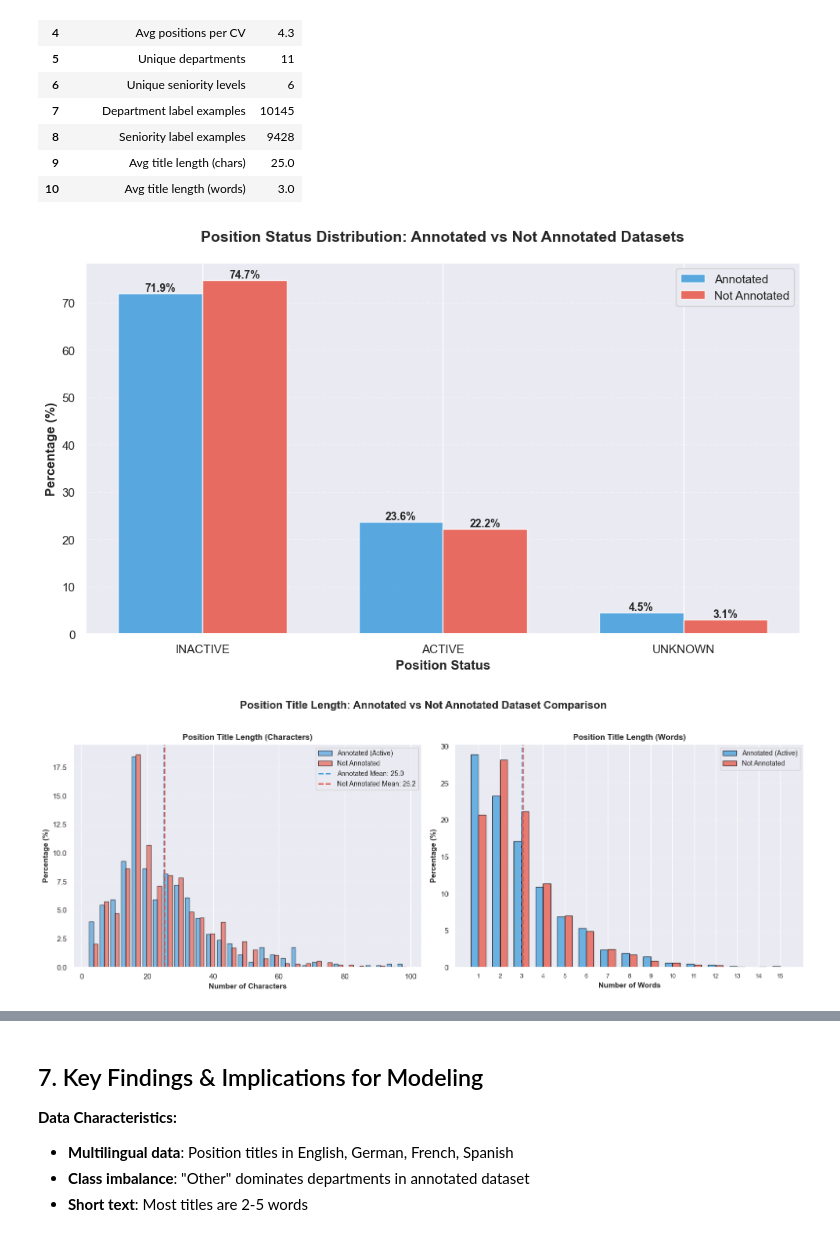
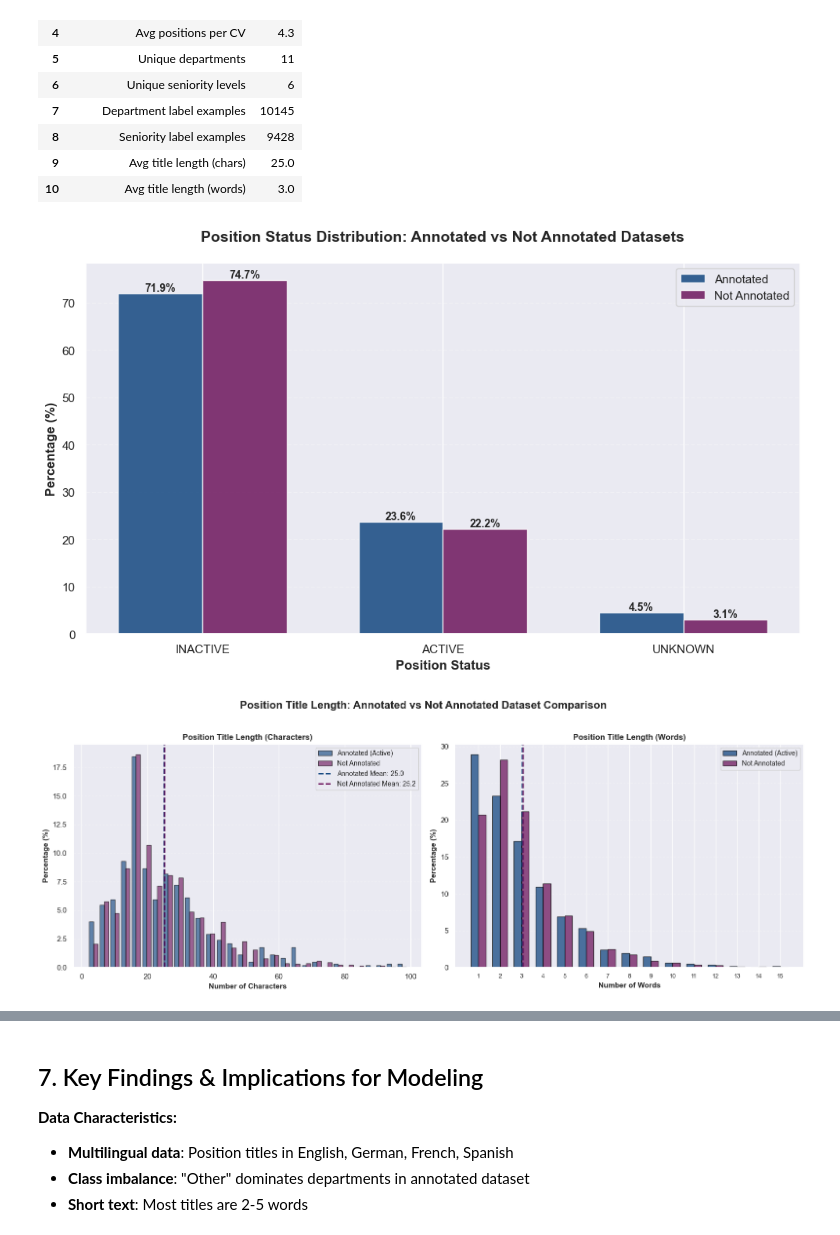
Before and after one commit to Julster35/BuzzwordLearner, a Jupyter notebook: notebooks/01_eda.ipynb, the cells around one changed output, grey strips where cells are left out. Drawn from its saved outputs; the diff is of its cells as text; code cells hidden in the pictures.

Commit message:
change eda plot color, added plots comparing lookup vs annotated counts

```diff
--- a/notebooks/01_eda.ipynb
+++ b/notebooks/01_eda.ipynb
@@ -1739,36 +1746,36 @@ fig, ax = plt.subplots(figsize=(10, 6))
 
 # Plot grouped bar chart
 x = range(len(comparison_pct.index))
 width = 0.35
 
 bars1 = ax.bar([i - width/2 for i in x], comparison_pct['Annotated'],
-            width, label='Annotated', color="#3498db", alpha=0.8)
+            width, label='Annotated', color="#063D79", alpha=0.8)
 bars2 = ax.bar([i + width/2 for i in x], comparison_pct['Not Annotated'],
-            width, label='Not Annotated', color='#e74c3c', alpha=0.8)
+            width, label='Not Annotated', color='#660954', alpha=0.8)
 
 # Add percentage labels on bars
 for bars in [bars1, bars2]:
     for bar in bars:
         height = bar.get_height()
         ax.text(bar.get_x() + bar.get_width()/2., height,
                 f'{height:.1f}%',
                 ha='center', va='bottom', fontsize=10, fontweight='bold')
 
 # Customize the plot
 ax.set_xlabel('Position Status', fontsize=12, fontweight='bold')
 ax.set_ylabel('Percentage (%)', fontsize=12, fontweight='bold')
 ax.set_title('Position Status Distribution: Annotated vs Not Annotated Datasets',
             fontsize=14, fontweight='bold', pad=20)
 ax.set_xticks(x)
 ax.set_xticklabels(comparison_pct.index, fontsize=11)
 ax.legend(fontsize=11)
 ax.grid(axis='y', alpha=0.3, linestyle='--')
 
 plt.tight_layout()
 plt.savefig('../reports/figures/status_comparison.png', dpi=150, bbox_inches='tight')
 plt.show()
 # %% [output]
-[figure, old version]
+[figure, new version]
 # %%
 # Title Length Comparison: Annotated vs Not Annotated
 fig, axes = plt.subplots(1, 2, figsize=(16, 6))
@@ -1785,10 +1792,10 @@ weights_not_ann = np.ones_like(title_len_not_ann) / len(title_len_not_ann) * 100
 axes[0].hist([title_len_ann, title_len_not_ann], bins=30,
             weights=[weights_ann, weights_not_ann],
             label=['Annotated (Active)', 'Not Annotated'],
-            color=['#3498db', '#e74c3c'], alpha=0.6, edgecolor='black')
-axes[0].axvline(title_len_ann.mean(), color='#3498db', linestyle='--', linewidth=2,
+            color=['#063D79', '#660954'], alpha=0.6, edgecolor='black')
+axes[0].axvline(title_len_ann.mean(), color='#063D79', linestyle='--', linewidth=2,
                 label=f'Annotated Mean: {title_len_ann.mean():.1f}')
-axes[0].axvline(title_len_not_ann.mean(), color='#e74c3c', linestyle='--', linewidth=2,
+axes[0].axvline(title_len_not_ann.mean(), color='#660954', linestyle='--', linewidth=2,
                 label=f'Not Annotated Mean: {title_len_not_ann.mean():.1f}')
 axes[0].set_xlabel('Number of Characters', fontsize=11, fontweight='bold')
 axes[0].set_ylabel('Percentage (%)', fontsize=11, fontweight='bold')
@@ -1812,9 +1819,9 @@ word_pct_not_ann = [(count / len(title_words_not_ann) * 100) for count in word_c
 x_pos = np.arange(len(word_range))
 width = 0.35
 bars1 = axes[1].bar(x_pos - width/2, word_pct_ann, width, label='Annotated (Active)',
-                    color='#3498db', alpha=0.7, edgecolor='black')
+                    color='#063D79', alpha=0.7, edgecolor='black')
 bars2 = axes[1].bar(x_pos + width/2, word_pct_not_ann, width, label='Not Annotated',
-                    color='#e74c3c', alpha=0.7, edgecolor='black')
+                    color='#660954', alpha=0.7, edgecolor='black')
 
 axes[1].set_xlabel('Number of Words', fontsize=11, fontweight='bold')
 axes[1].set_ylabel('Percentage (%)', fontsize=11, fontweight='bold')
@@ -1825,9 +1832,9 @@ axes[1].legend(fontsize=10)
 axes[1].grid(axis='y', alpha=0.3, linestyle='--')
 
 # Add mean lines with labels
-mean_line1 = axes[1].axvline(title_words_ann.mean() - 1, color='#3498db', linestyle='--', linewidth=2, alpha=0.7,
+mean_line1 = axes[1].axvline(title_words_ann.mean() - 1, color='#063D79', linestyle='--', linewidth=2, alpha=0.7,
                 label=f'Annotated Mean: {title_words_ann.mean():.2f}')
-mean_line2 = axes[1].axvline(title_words_not_ann.mean() - 1, color='#e74c3c', linestyle='--', linewidth=2, alpha=0.7,
+mean_line2 = axes[1].axvline(title_words_not_ann.mean() - 1, color='#660954', linestyle='--', linewidth=2, alpha=0.7,
                 label=f'Not Annotated Mean: {title_words_not_ann.mean():.2f}')
 
 
@@ -1835,4 +1842,4 @@ plt.tight_layout()
 plt.savefig('../reports/figures/title_length_comparison.png', dpi=150, bbox_inches='tight')
 plt.show()
 # %% [output]
-[figure, old version]
+[figure, new version]
```
Also changed, not shown: parts of 15 cells of this notebook, 10 other files.
